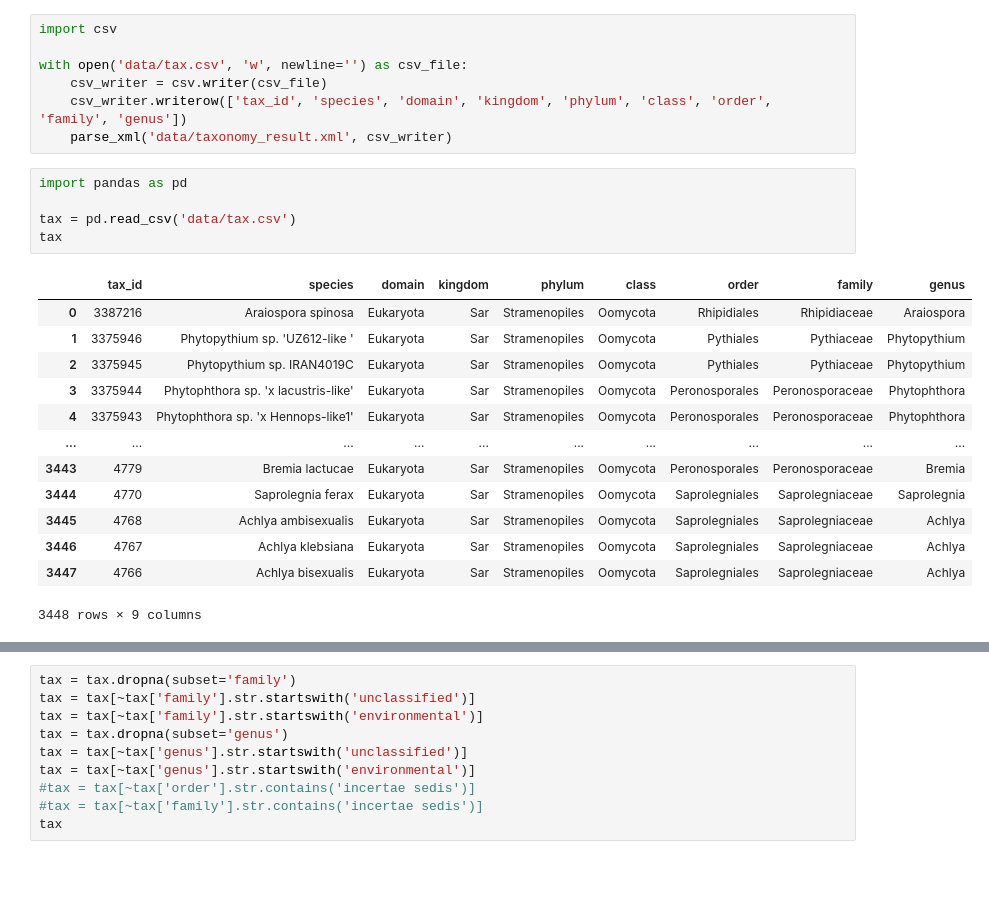
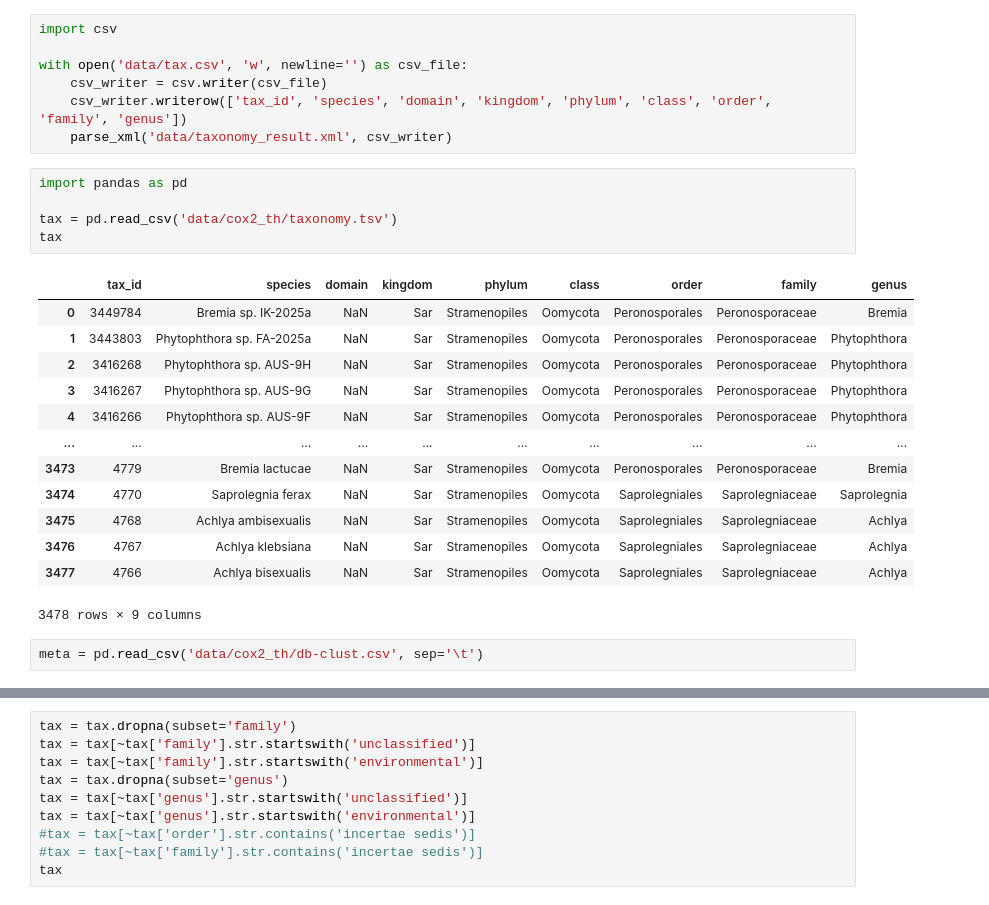
Before and after one commit to Thomas1664/metadbgen, a Jupyter notebook: taxonomy.ipynb, the cells around one changed output, grey strips where cells are left out. Saved outputs shown, nothing was run; the diff lists cells and outputs as text; blank space fills up the shorter version.

Commit message:
Fix several issues with metadata and taxonomy

```diff
--- a/taxonomy.ipynb
+++ b/taxonomy.ipynb
@@ -65,19 +81,21 @@ with open('data/tax.csv', 'w', newline='') as csv_file:
 # %%
 import pandas as pd
 
-tax = pd.read_csv('data/tax.csv')
+tax = pd.read_csv('data/cox2_th/taxonomy.tsv')
 tax
 # %% [output]
 |  | tax_id | species | domain | kingdom | phylum | class | order | family | genus |
-| 0 | 3387216 | Araiospora spinosa | Eukaryota | Sar | Stramenopiles | Oomycota | Rhipidiales | Rhipidiaceae | Araiospora |
-| 1 | 3375946 | Phytopythium sp. 'UZ612-like ' | Eukaryota | Sar | Stramenopiles | Oomycota | Pythiales | Pythiaceae | Phytopythium |
-| 2 | 3375945 | Phytopythium sp. IRAN4019C | Eukaryota | Sar | Stramenopiles | Oomycota | Pythiales | Pythiaceae | Phytopythium |
-| 3 | 3375944 | Phytophthora sp. 'x lacustris-like' | Eukaryota | Sar | Stramenopiles | Oomycota | Peronosporales | Peronosporaceae | Phytophthora |
-| 4 | 3375943 | Phytophthora sp. 'x Hennops-like1' | Eukaryota | Sar | Stramenopiles | Oomycota | Peronosporales | Peronosporaceae | Phytophthora |
+| 0 | 3449784 | Bremia sp. IK-2025a | NaN | Sar | Stramenopiles | Oomycota | Peronosporales | Peronosporaceae | Bremia |
+| 1 | 3443803 | Phytophthora sp. FA-2025a | NaN | Sar | Stramenopiles | Oomycota | Peronosporales | Peronosporaceae | Phytophthora |
+| 2 | 3416268 | Phytophthora sp. AUS-9H | NaN | Sar | Stramenopiles | Oomycota | Peronosporales | Peronosporaceae | Phytophthora |
+| 3 | 3416267 | Phytophthora sp. AUS-9G | NaN | Sar | Stramenopiles | Oomycota | Peronosporales | Peronosporaceae | Phytophthora |
+| 4 | 3416266 | Phytophthora sp. AUS-9F | NaN | Sar | Stramenopiles | Oomycota | Peronosporales | Peronosporaceae | Phytophthora |
 | ... | ... | ... | ... | ... | ... | ... | ... | ... | ... |
-| 3443 | 4779 | Bremia lactucae | Eukaryota | Sar | Stramenopiles | Oomycota | Peronosporales | Peronosporaceae | Bremia |
-| 3444 | 4770 | Saprolegnia ferax | Eukaryota | Sar | Stramenopiles | Oomycota | Saprolegniales | Saprolegniaceae | Saprolegnia |
-| 3445 | 4768 | Achlya ambisexualis | Eukaryota | Sar | Stramenopiles | Oomycota | Saprolegniales | Saprolegniaceae | Achlya |
-| 3446 | 4767 | Achlya klebsiana | Eukaryota | Sar | Stramenopiles | Oomycota | Saprolegniales | Saprolegniaceae | Achlya |
-| 3447 | 4766 | Achlya bisexualis | Eukaryota | Sar | Stramenopiles | Oomycota | Saprolegniales | Saprolegniaceae | Achlya |
+| 3473 | 4779 | Bremia lactucae | NaN | Sar | Stramenopiles | Oomycota | Peronosporales | Peronosporaceae | Bremia |
+| 3474 | 4770 | Saprolegnia ferax | NaN | Sar | Stramenopiles | Oomycota | Saprolegniales | Saprolegniaceae | Saprolegnia |
+| 3475 | 4768 | Achlya ambisexualis | NaN | Sar | Stramenopiles | Oomycota | Saprolegniales | Saprolegniaceae | Achlya |
+| 3476 | 4767 | Achlya klebsiana | NaN | Sar | Stramenopiles | Oomycota | Saprolegniales | Saprolegniaceae | Achlya |
+| 3477 | 4766 | Achlya bisexualis | NaN | Sar | Stramenopiles | Oomycota | Saprolegniales | Saprolegniaceae | Achlya |
-3448 rows × 9 columns
+3478 rows × 9 columns
+# %%
+meta = pd.read_csv('data/cox2_th/db-clust.csv', sep='\t')
```
Also changed, not shown: parts of 10 cells of this notebook, 16 other files.
